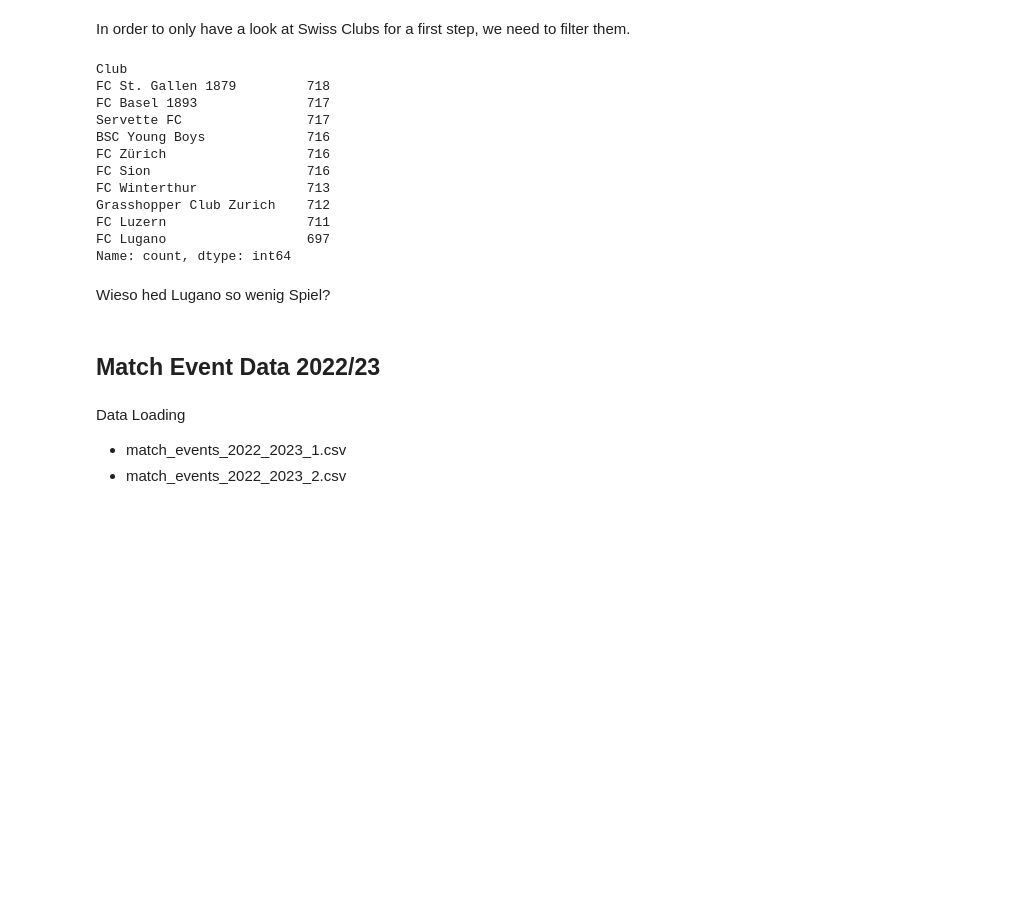
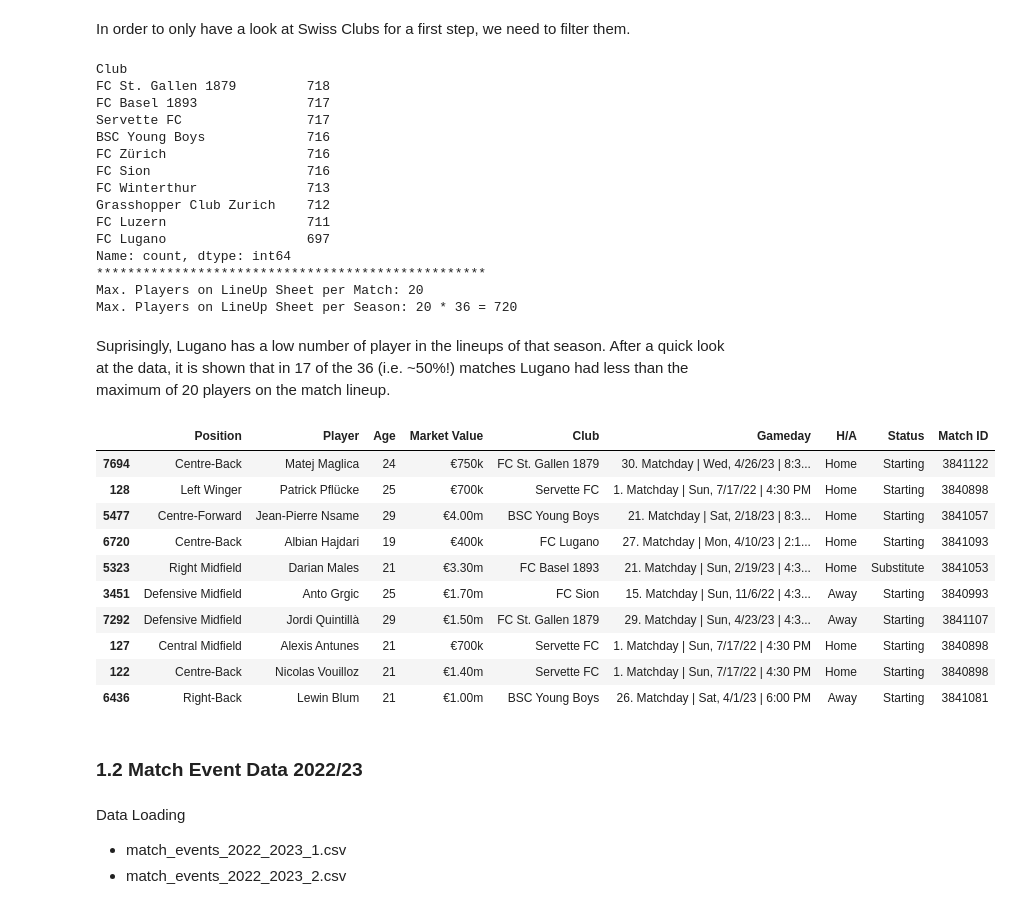
Before and after one commit to heinimoreno/PBL_RA_MH, a Jupyter notebook: Data_Analysis.ipynb, the cells around one changed output. Saved outputs shown, nothing was run; the diff lists cells and outputs as text; code cells hidden in the pictures; blank space fills up the shorter version.

```diff
--- a/Data_Analysis.ipynb
+++ b/Data_Analysis.ipynb
@@ -105,7 +110,10 @@ clubs_to_keep = {
 # filter the dataset
 lineups_SL = lineups[lineups['Club'].isin(clubs_to_keep.keys())]
 
-lineups_SL['Club'].value_counts()
+print(lineups_SL['Club'].value_counts())
+print("*"*50)
+print("Max. Players on LineUp Sheet per Match: 20")
+print("Max. Players on LineUp Sheet per Season: 20 * 36 = 720")
 # %% [output]
 Club
 FC St. Gallen 1879         718
@@ -119,10 +127,27 @@ Grasshopper Club Zurich    712
 FC Luzern                  711
 FC Lugano                  697
 Name: count, dtype: int64
+**************************************************
+Max. Players on LineUp Sheet per Match: 20
+Max. Players on LineUp Sheet per Season: 20 * 36 = 720
-# %% [markdown]
-Wieso hed Lugano so wenig Spiel?
+# %% [markdown]
+Suprisingly, Lugano has a low number of player in the lineups of that season. After a quick look at the data, it is shown that in 17 of the 36 (i.e. ~50%!) matches Lugano had less than the maximum of 20 players on the match lineup.
+# %%
+lineups_SL.sample(10)
+# %% [output]
+|  | Position | Player | Age | Market Value | Club | Gameday | H/A | Status | Match ID |
+| 7694 | Centre-Back | Matej Maglica | 24 | €750k | FC St. Gallen 1879 | 30. Matchday | Wed, 4/26/23 | 8:3... | Home | Starting | 3841122 |
+| 128 | Left Winger | Patrick Pflücke | 25 | €700k | Servette FC | 1. Matchday | Sun, 7/17/22 | 4:30 PM | Home | Starting | 3840898 |
+| 5477 | Centre-Forward | Jean-Pierre Nsame | 29 | €4.00m | BSC Young Boys | 21. Matchday | Sat, 2/18/23 | 8:3... | Home | Starting | 3841057 |
+| 6720 | Centre-Back | Albian Hajdari | 19 | €400k | FC Lugano | 27. Matchday | Mon, 4/10/23 | 2:1... | Home | Starting | 3841093 |
+| 5323 | Right Midfield | Darian Males | 21 | €3.30m | FC Basel 1893 | 21. Matchday | Sun, 2/19/23 | 4:3... | Home | Substitute | 3841053 |
+| 3451 | Defensive Midfield | Anto Grgic | 25 | €1.70m | FC Sion | 15. Matchday | Sun, 11/6/22 | 4:3... | Away | Starting | 3840993 |
+| 7292 | Defensive Midfield | Jordi Quintillà | 29 | €1.50m | FC St. Gallen 1879 | 29. Matchday | Sun, 4/23/23 | 4:3... | Away | Starting | 3841107 |
+| 127 | Central Midfield | Alexis Antunes | 21 | €700k | Servette FC | 1. Matchday | Sun, 7/17/22 | 4:30 PM | Home | Starting | 3840898 |
+| 122 | Centre-Back | Nicolas Vouilloz | 21 | €1.40m | Servette FC | 1. Matchday | Sun, 7/17/22 | 4:30 PM | Home | Starting | 3840898 |
+| 6436 | Right-Back | Lewin Blum | 21 | €1.00m | BSC Young Boys | 26. Matchday | Sat, 4/1/23 | 6:00 PM | Away | Starting | 3841081 |
 # %% [markdown]
-## Match Event Data 2022/23
+### 1.2 Match Event Data 2022/23
 # %% [markdown]
 Data Loading
 - match_events_2022_2023_1.csv
```
Also changed, not shown: parts of 19 cells of this notebook, 1 other file.
